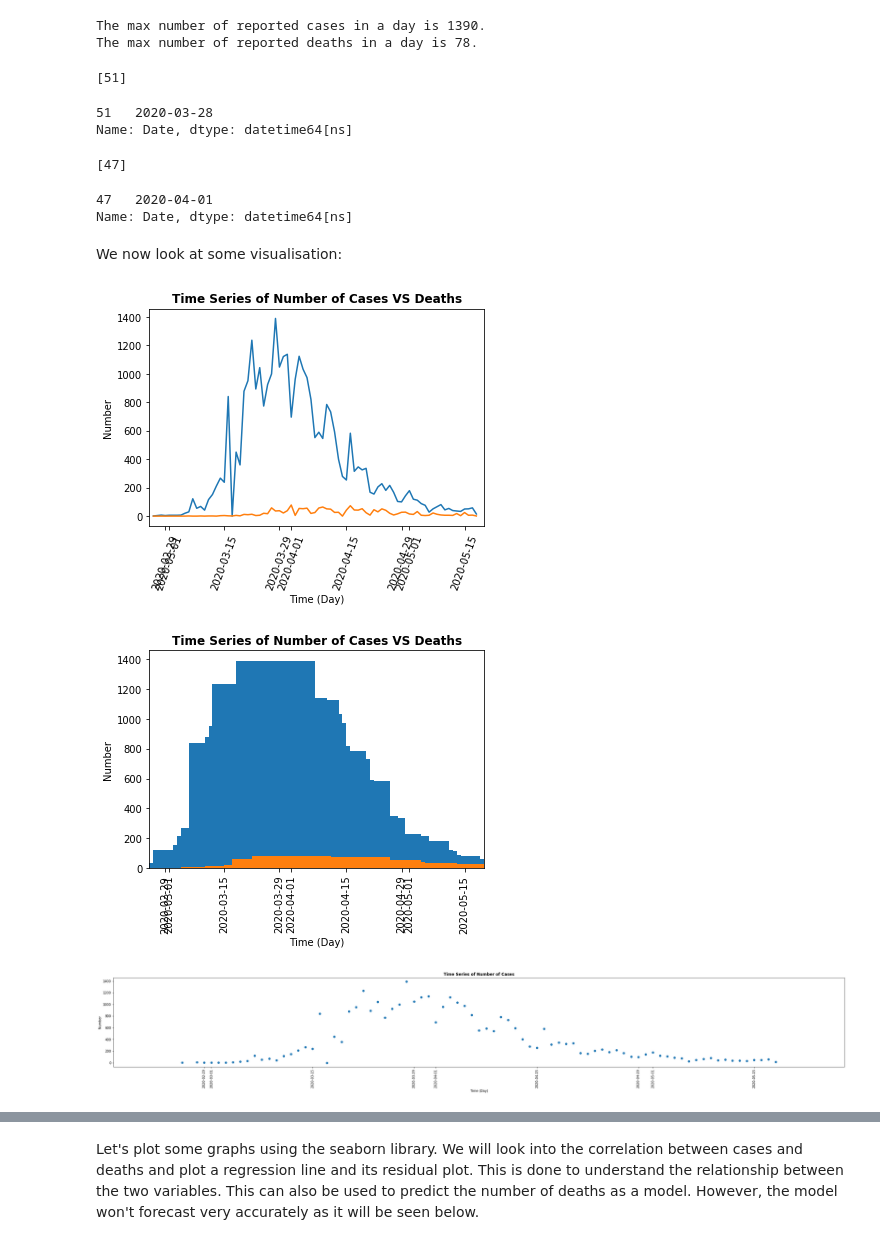
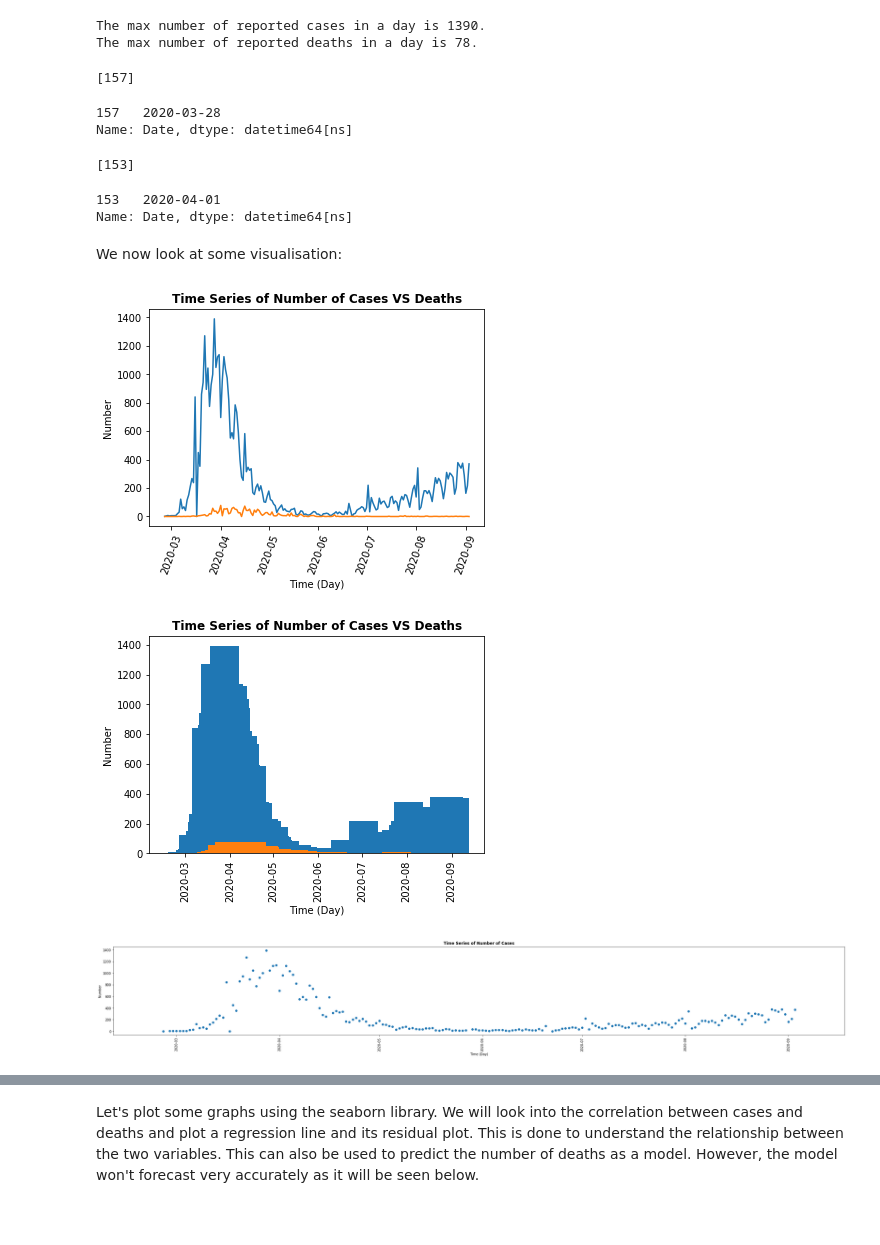
Before and after one commit to dagzk/COVID_19, a Jupyter notebook: Switzerland_Jupyter.ipynb, the cells around one changed output, grey strips where cells are left out. Cells and saved outputs as stored; diff of their text form; code cells hidden in the pictures; blank space fills up the shorter version.

```diff
--- a/Switzerland_Jupyter.ipynb
+++ b/Switzerland_Jupyter.ipynb
@@ -156,3 +155,7 @@ df = df[df.countriesAndTerritories != 'Ecuador']
+# %%
+# Drop countries (User can do it himself)
+df = df[df.countriesAndTerritories != 'Ecuador']
+df = df[df.countriesAndTerritories != 'Luxembourg']
 # %%
 # How many instances where at least 10 cases FOR EVERY COUNTRY were reported in a single day
 df2 = df[df['cases']>= 10]
@@ -212,12 +216,12 @@ continentExp               74
 dtype: int64
 # %%
 # rename all columns
-df4.columns = ['Date', 'D', 'M', 'Y', 'Cases', 'Deaths', 'Countries', 'Geolocal', 'Country Code' , 'Population', 'Continent']
+df4.columns = ['Date', 'D', 'M', 'Y', 'Cases', 'Deaths', 'Countries', 'Geolocal', 'Country Code' , 'Population', 'Continent', 'Cumu']
 # %% [markdown]
 Check data type of each column, notice "Date" is not in __datetime__ format. We can use the command print(df4.info()) to check the data type of each column. Date formatting also seems to be wrong since download (months and days format sometimes inversed). We will fix that.
 # %%
 # delete unrequired columns: Date, Countries, Geolocal, Country Code, Population & Continent (Added later)
-df4 = df4.drop(columns= ['Date','Countries','Geolocal', 'Country Code', 'Population', 'Continent'])
+df4 = df4.drop(columns= ['Date','Countries','Geolocal', 'Country Code', 'Population', 'Continent', 'Cumu'])
 # %%
 # Create a New Date column based on the Day, Month and Year columns and delete the D, M and Y columns
 # Automatic data type change as well
@@ -391,56 +395,56 @@ The max number of reported deaths in a day is 78.
 max_cases_index = df4[df4['Cases'] == df4.Cases.max()].index.values
 print(max_cases_index)
 # %% [output]
-[51]
+[157]
 # %%
 # Find which day most cases were
 max_day_cases = df4.iloc[max_cases_index, 0]
 print(max_day_cases)
 # %% [output]
-51   2020-03-28
+157   2020-03-28
 Name: Date, dtype: datetime64[ns]
 # %%
 # Find index to match deaths date
 max_deaths_index = df4[df4['Deaths'] == df4.Deaths.max()].index.values
 print(max_deaths_index)
 # %% [output]
-[47]
+[153]
 # %%
 # Find which day most deaths were
 max_day_deaths = df4.iloc[max_deaths_index, 0]
 print(max_day_deaths)
 # %% [output]
-47   2020-04-01
+153   2020-04-01
 Name: Date, dtype: datetime64[ns]
 # %% [markdown]
 We now look at some visualisation:
 # %%
 # Plots
 pd.plotting.register_matplotlib_converters()
 
 plt.plot(df4['Date'], df4['Cases'],label = 'Cases')
 plt.plot(df4['Date'], df4['Deaths'], label = 'Deaths')
 plt.title('Time Series of Number of Cases VS Deaths', fontsize='large', fontweight='bold')
-plt.xlim(pd.Timestamp('2020-02-25'), pd.Timestamp('2020-05-20'))
+#plt.xlim(pd.Timestamp('2020-02-25'), pd.Timestamp('2020-12-20'))
 plt.xticks(rotation= 70)
 plt.xlabel('Time (Day)');
 plt.ylabel('Number');
 plt.show()
 # %% [output]
-[figure, old version]
+[figure, new version]
 # %%
 # Or in bar format
 plt.bar(df4['Date'], df4['Cases'], width= 20)
 plt.bar(df4['Date'], df4['Deaths'], width= 20)
 plt.title('Time Series of Number of Cases VS Deaths',fontsize='large', fontweight='bold')
-plt.xlim(pd.Timestamp('2020-02-25'), pd.Timestamp('2020-05-20'))
+#plt.xlim(pd.Timestamp('2020-02-25'), pd.Timestamp('2020-12-20'))
 plt.xticks(rotation='vertical')
 plt.xlabel('Time (Day)');
 plt.ylabel('Number');
 plt.rc('figure',figsize = ('40,5'))
 plt.show()
 # %% [output]
-[figure, old version]
+[figure, new version]
 # %%
 plt.scatter(df4['Date'], df4['Cases'])
 plt.title('Time Series of Number of Cases',fontsize='large', fontweight='bold')
@@ -450,7 +454,7 @@ plt.ylabel('Number');
 plt.rc('figure',figsize = ('40,5')) # changes figure's width and height
 plt.show()
 # %% [output]
-[figure, old version]
+[figure, new version]
 # %%
 plt.scatter(df4['Date'], df4['Deaths'])
 plt.title('Time Series of Number of Deaths',fontsize='large', fontweight='bold')
```
Also changed, not shown: parts of 33 cells of this notebook.
